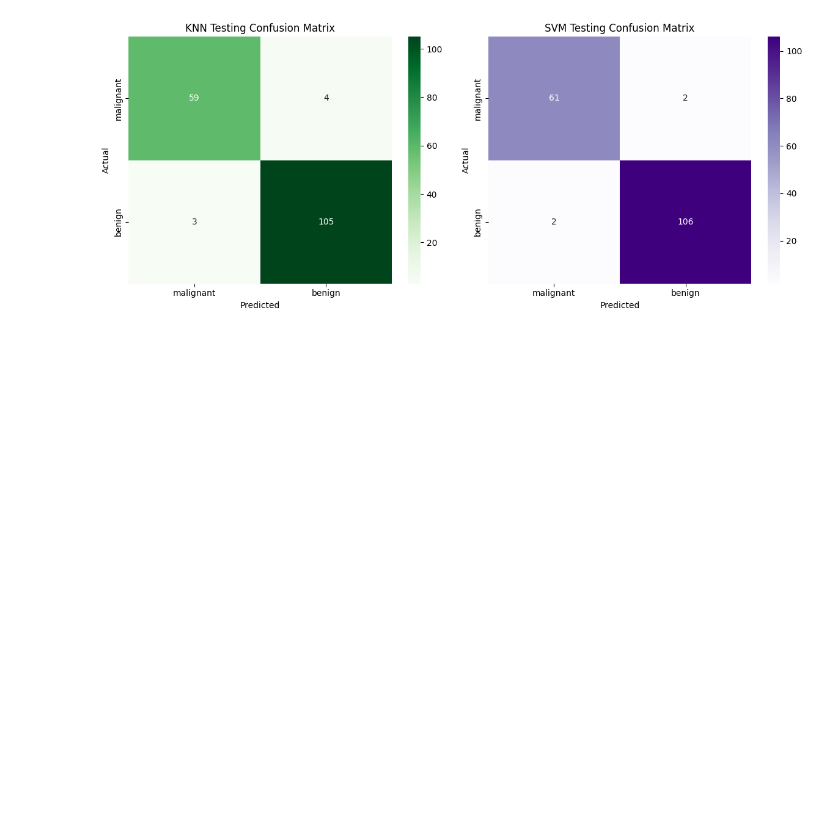
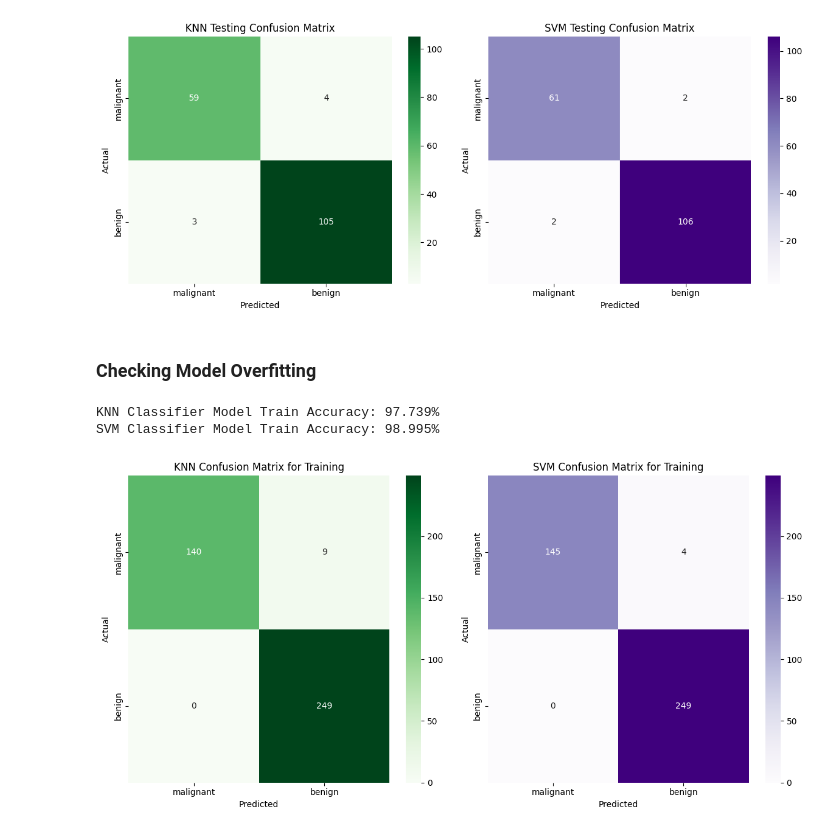
Before and after one commit to VishSeran/machine-learning-models, a Jupyter notebook: model-evaluation/classification.ipynb, the cells around one changed output. Saved outputs shown, nothing was run; the diff lists cells and outputs as text; code cells hidden in the pictures; blank space fills up the shorter version.

Commit message:
plotted the confusion matices for training and compare training test accuracy for models overfitting

```diff
--- a/model-evaluation/classification.ipynb
+++ b/model-evaluation/classification.ipynb
@@ -299,3 +299,38 @@ plt.tight_layout()
 plt.show()
 # %% [output]
 [figure]
+# %% [markdown]
+### Checking Model Overfitting
+# %%
+#predict training dataset
+knn_predict_train = knn_model.predict(x_train)
+svm_predict_train = svm_model.predict(x_train)
+
+#print accuracy score
+print("KNN Classifier Model Train Accuracy: {:.3f}%".format(100 * accuracy_score(y_train, knn_predict_train)))
+print("SVM Classifier Model Train Accuracy: {:.3f}%".format(100 * accuracy_score(y_train, svm_predict_train)))
+# %% [output]
+KNN Classifier Model Train Accuracy: 97.739%
+SVM Classifier Model Train Accuracy: 98.995%
+# %%
+# confusion metrice
+conf_matrix_knn_train = confusion_matrix(y_train,knn_predict_train)
+conf_matrix_svm_train = confusion_matrix(y_train,svm_predict_train)
+
+fig, axes = plt.subplots(1,2, figsize = (12,6))
+sns.heatmap(conf_matrix_knn_train, annot=True, fmt='d', cmap='Greens',
+            xticklabels=labels, yticklabels=labels, ax=axes[0])
+axes[0].set_title("KNN Confusion Matrix for Training")
+axes[0].set_xlabel("Predicted")
+axes[0].set_ylabel("Actual")
+
+sns.heatmap(conf_matrix_svm_train, annot=True, fmt='d', ax=axes[1],cmap="Purples",
+            xticklabels=labels, yticklabels=labels)
+axes[1].set_title("SVM Confusion Matrix for Training")
+axes[1].set_xlabel("Predicted")
+axes[1].set_ylabel("Actual")
+
+plt.tight_layout()
+plt.show()
+# %% [output]
+[figure, added]
```
Also changed, not shown: parts of 3 cells of this notebook.
